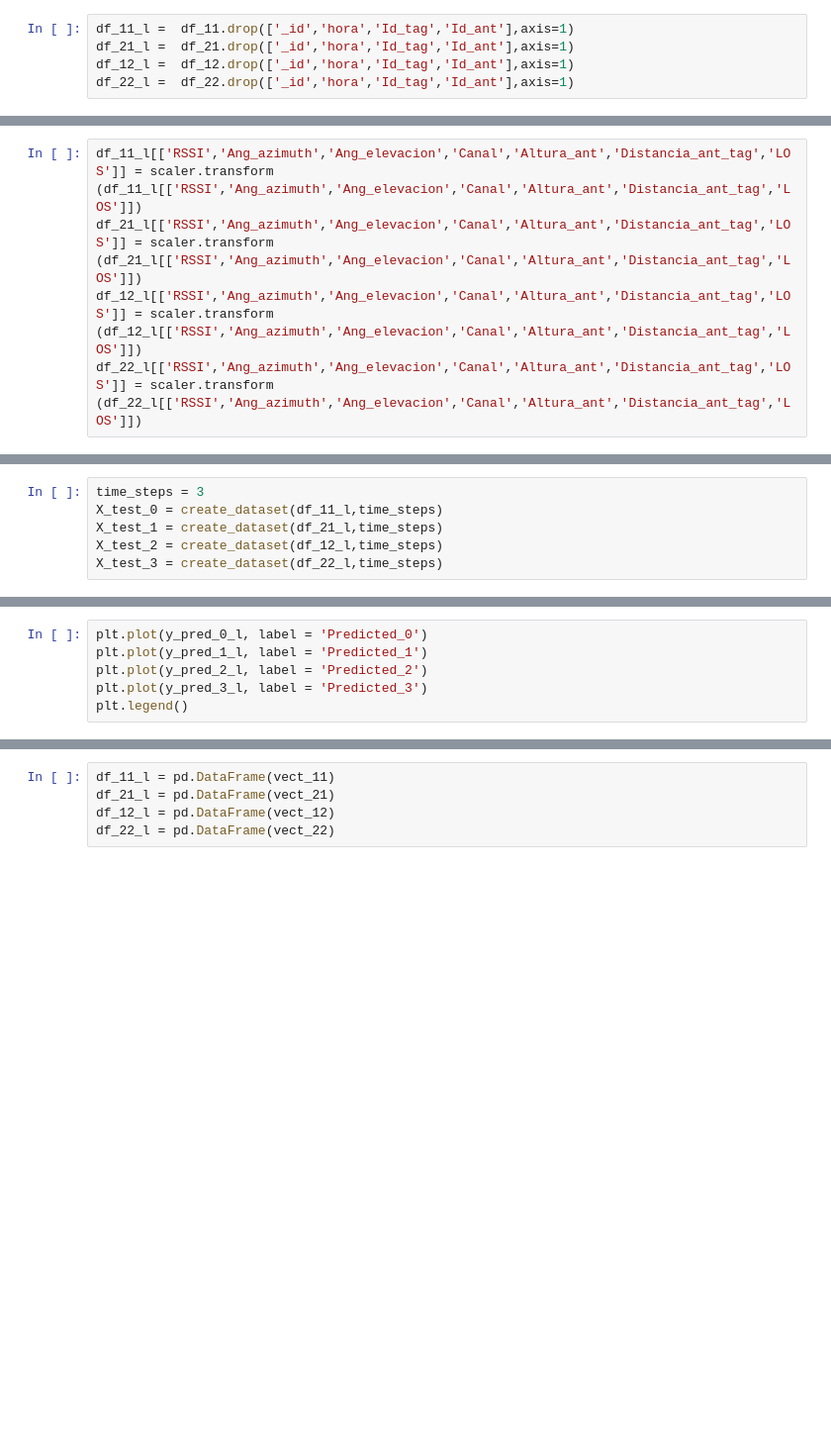
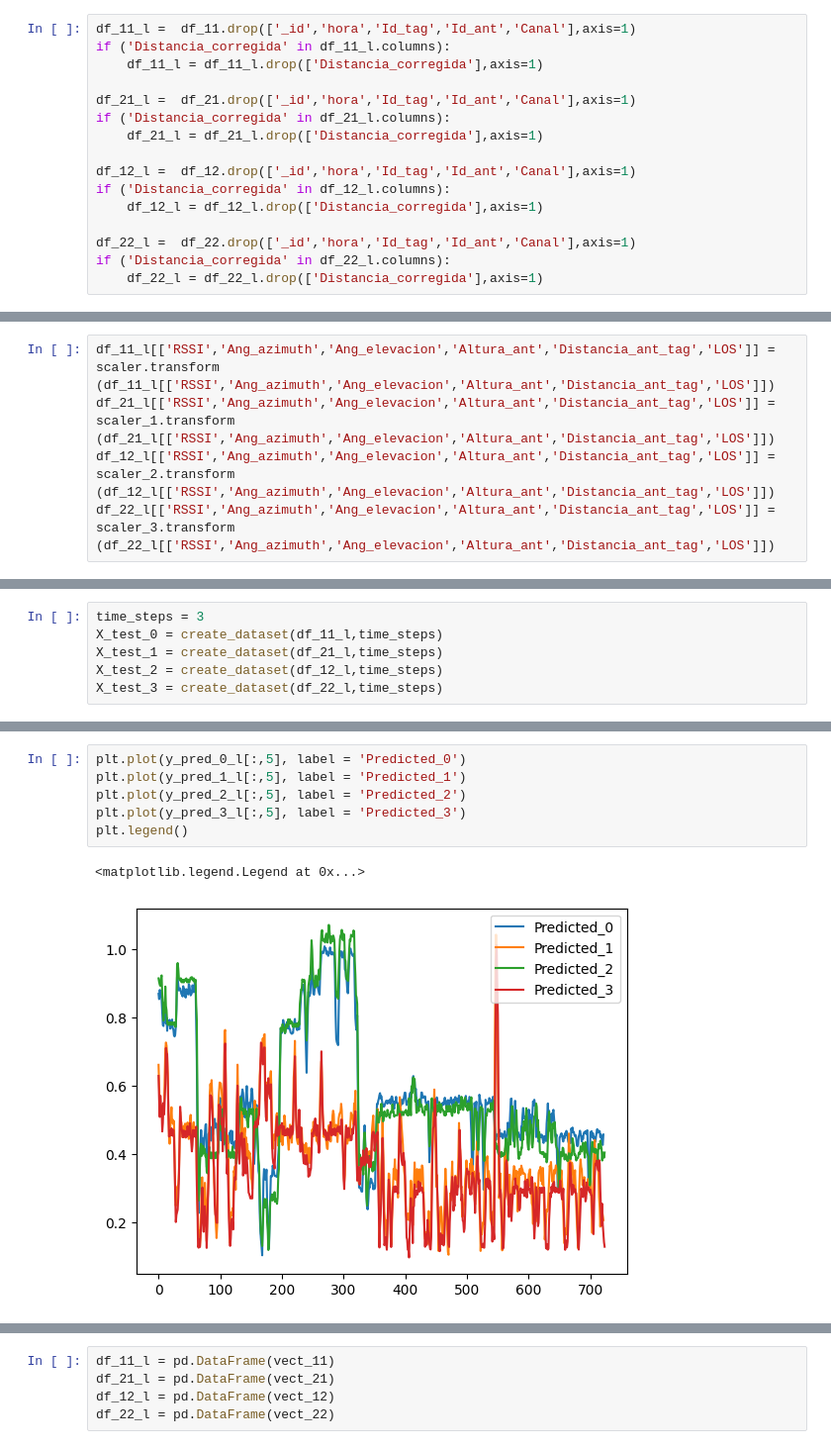
Before and after one commit to JocsanVergara/M_mediciones, a Jupyter notebook: Program/Mdb.ipynb, the cells around one changed output, grey strips where cells are left out. Shown: that part at 99% size. Drawn from its saved outputs; the diff is of its cells as text; blank space fills up the shorter version.

```diff
--- a/Program/Mdb.ipynb
+++ b/Program/Mdb.ipynb
@@ -514,10 +499,21 @@ df_21 = pd.DataFrame(vect_21)
 df_12 = pd.DataFrame(vect_12)
 df_22 = pd.DataFrame(vect_22)
 # %%
-df_11_l =  df_11.drop(['_id','hora','Id_tag','Id_ant'],axis=1)
-df_21_l =  df_21.drop(['_id','hora','Id_tag','Id_ant'],axis=1)
-df_12_l =  df_12.drop(['_id','hora','Id_tag','Id_ant'],axis=1)
-df_22_l =  df_22.drop(['_id','hora','Id_tag','Id_ant'],axis=1)
+df_11_l =  df_11.drop(['_id','hora','Id_tag','Id_ant','Canal'],axis=1)
+if ('Distancia_corregida' in df_11_l.columns):
+    df_11_l = df_11_l.drop(['Distancia_corregida'],axis=1)
+
+df_21_l =  df_21.drop(['_id','hora','Id_tag','Id_ant','Canal'],axis=1)
+if ('Distancia_corregida' in df_21_l.columns):
+    df_21_l = df_21_l.drop(['Distancia_corregida'],axis=1)
+
+df_12_l =  df_12.drop(['_id','hora','Id_tag','Id_ant','Canal'],axis=1)
+if ('Distancia_corregida' in df_12_l.columns):
+    df_12_l = df_12_l.drop(['Distancia_corregida'],axis=1)
+
+df_22_l =  df_22.drop(['_id','hora','Id_tag','Id_ant','Canal'],axis=1)
+if ('Distancia_corregida' in df_22_l.columns):
+    df_22_l = df_22_l.drop(['Distancia_corregida'],axis=1)
 # %%
 scaler = MinMaxScaler()
 scaler = scaler.fit(df_11_l)
@@ -531,7 +527,7 @@ scaler_2 = scaler_2.fit(df_12_l)
 scaler_3 = MinMaxScaler()
 scaler_3 = scaler_3.fit(df_22_l)
 # %%
-df_11_l[['RSSI','Ang_azimuth','Ang_elevacion','Canal','Altura_ant','Distancia_ant_tag','LOS']] = scaler.transform (df_11_l[['RSSI','Ang_azimuth','Ang_elevacion','Canal','Altura_ant','Distancia_ant_tag','LOS']])
-df_21_l[['RSSI','Ang_azimuth','Ang_elevacion','Canal','Altura_ant','Distancia_ant_tag','LOS']] = scaler.transform (df_21_l[['RSSI','Ang_azimuth','Ang_elevacion','Canal','Altura_ant','Distancia_ant_tag','LOS']])
-df_12_l[['RSSI','Ang_azimuth','Ang_elevacion','Canal','Altura_ant','Distancia_ant_tag','LOS']] = scaler.transform (df_12_l[['RSSI','Ang_azimuth','Ang_elevacion','Canal','Altura_ant','Distancia_ant_tag','LOS']])
-df_22_l[['RSSI','Ang_azimuth','Ang_elevacion','Canal','Altura_ant','Distancia_ant_tag','LOS']] = scaler.transform (df_22_l[['RSSI','Ang_azimuth','Ang_elevacion','Canal','Altura_ant','Distancia_ant_tag','LOS']])
+df_11_l[['RSSI','Ang_azimuth','Ang_elevacion','Altura_ant','Distancia_ant_tag','LOS']] = scaler.transform (df_11_l[['RSSI','Ang_azimuth','Ang_elevacion','Altura_ant','Distancia_ant_tag','LOS']])
+df_21_l[['RSSI','Ang_azimuth','Ang_elevacion','Altura_ant','Distancia_ant_tag','LOS']] = scaler_1.transform (df_21_l[['RSSI','Ang_azimuth','Ang_elevacion','Altura_ant','Distancia_ant_tag','LOS']])
+df_12_l[['RSSI','Ang_azimuth','Ang_elevacion','Altura_ant','Distancia_ant_tag','LOS']] = scaler_2.transform (df_12_l[['RSSI','Ang_azimuth','Ang_elevacion','Altura_ant','Distancia_ant_tag','LOS']])
+df_22_l[['RSSI','Ang_azimuth','Ang_elevacion','Altura_ant','Distancia_ant_tag','LOS']] = scaler_3.transform (df_22_l[['RSSI','Ang_azimuth','Ang_elevacion','Altura_ant','Distancia_ant_tag','LOS']])
@@ -573,8 +602,11 @@ y_pred_3_l = modelo.predict(X_test_3)
 # %%
-plt.plot(y_pred_0_l, label = 'Predicted_0')
-plt.plot(y_pred_1_l, label = 'Predicted_1')
-plt.plot(y_pred_2_l, label = 'Predicted_2')
-plt.plot(y_pred_3_l, label = 'Predicted_3')
+plt.plot(y_pred_0_l[:,5], label = 'Predicted_0')
+plt.plot(y_pred_1_l[:,5], label = 'Predicted_1')
+plt.plot(y_pred_2_l[:,5], label = 'Predicted_2')
+plt.plot(y_pred_3_l[:,5], label = 'Predicted_3')
 plt.legend()
+# %% [output]
+<matplotlib.legend.Legend at 0x...>
+[figure, added]
 # %%
 scaler2 = MinMaxScaler()
```
Also changed, not shown: parts of 15 cells of this notebook, 1 other file.
